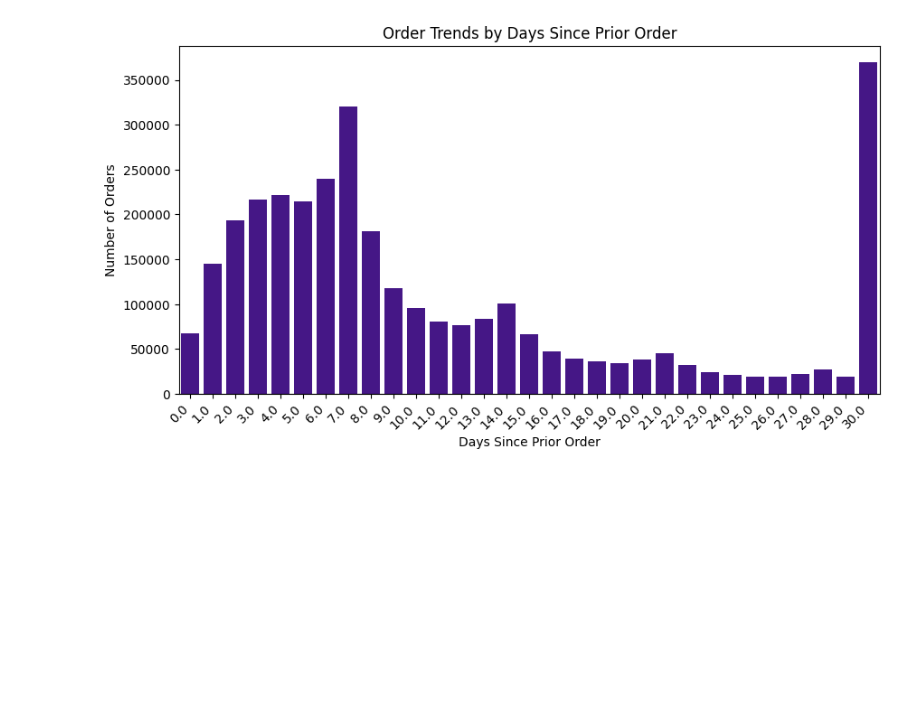
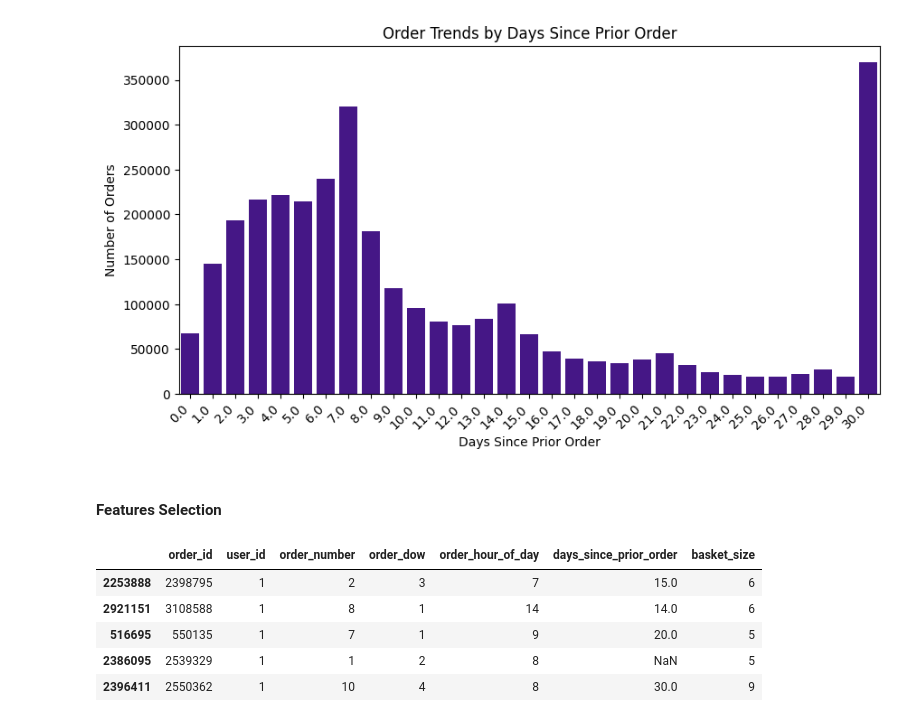
Before and after one commit to shubhi925/stratify_project, a Jupyter notebook: eda.ipynb, the cells around one changed output. Drawn from its saved outputs; the diff is of its cells as text; code cells hidden in the pictures; blank space fills up the shorter version.

Commit message:
created basket_df for prediction of basket size

```diff
--- a/eda.ipynb
+++ b/eda.ipynb
@@ -261,3 +270,19 @@ plt.xticks(rotation=45,ha='right')
 plt.show()
 # %% [output]
 [figure]
+# %% [markdown]
+#### Features Selection
+# %%
+#  Created new dataframe for basket size prediction
+basket_df = order_prior_df.groupby('order_id')['product_id'].count().reset_index()
+basket_df.columns=['order_id','basket_size']
+basket_df = orders_df.merge(basket_df,on='order_id',how='right').drop(columns= ['eval_set'])
+basket_df = basket_df.sort_values(by='user_id')
+basket_df.head()
+# %% [output]
+|  | order_id | user_id | order_number | order_dow | order_hour_of_day | days_since_prior_order | basket_size |
+| 2253888 | 2398795 | 1 | 2 | 3 | 7 | 15.0 | 6 |
+| 2921151 | 3108588 | 1 | 8 | 1 | 14 | 14.0 | 6 |
+| 516695 | 550135 | 1 | 7 | 1 | 9 | 20.0 | 5 |
+| 2386095 | 2539329 | 1 | 1 | 2 | 8 | NaN | 5 |
+| 2396411 | 2550362 | 1 | 10 | 4 | 8 | 30.0 | 9 |
```
Also changed, not shown: parts of 3 cells of this notebook.
